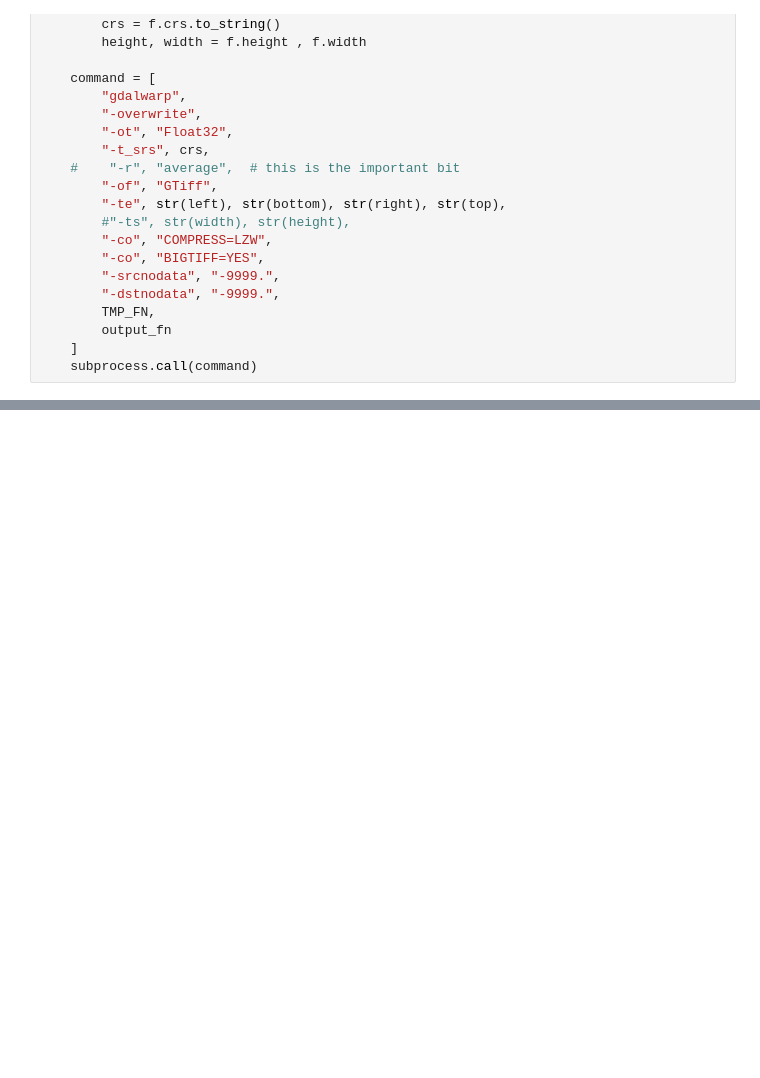
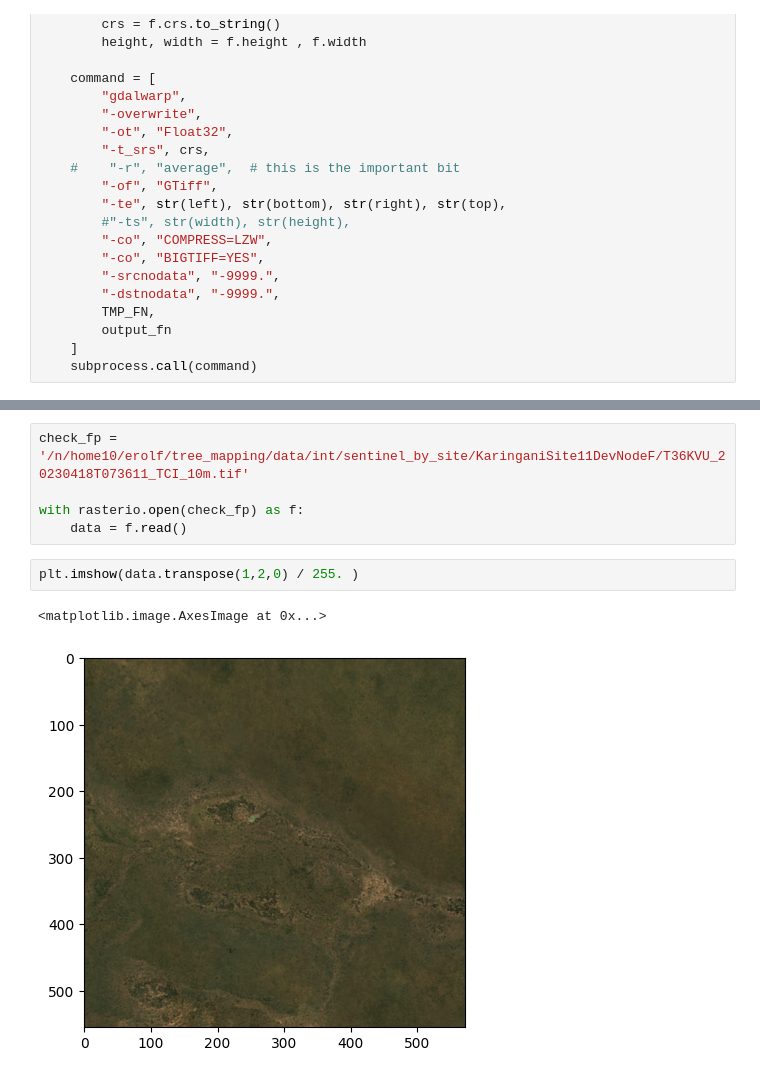
Before and after one commit to estherrolf/tree_mapping, a Jupyter notebook: process_data/aggregate_lidar_by_site.ipynb, the cells around one changed output, grey strips where cells are left out. Drawn from its saved outputs; the diff is of its cells as text; blank space fills up the shorter version.

```diff
--- a/process_data/aggregate_lidar_by_site.ipynb
+++ b/process_data/aggregate_lidar_by_site.ipynb
@@ -189,0 +285,10 @@ Processing ../data/tmp/tmp.tif [1/1] : 0...10...20...30...40...50...60...70...80
+# %%
+check_fp = '/n/home10/erolf/tree_mapping/data/int/sentinel_by_site/KaringaniSite11DevNodeF/T36KVU_20230418T073611_TCI_10m.tif'
+
+with rasterio.open(check_fp) as f:
+    data = f.read()
+# %%
+plt.imshow(data.transpose(1,2,0) / 255. )
+# %% [output]
+<matplotlib.image.AxesImage at 0x...>
+[figure, added]
```
Also changed, not shown: parts of 15 cells of this notebook, 15 other files.
